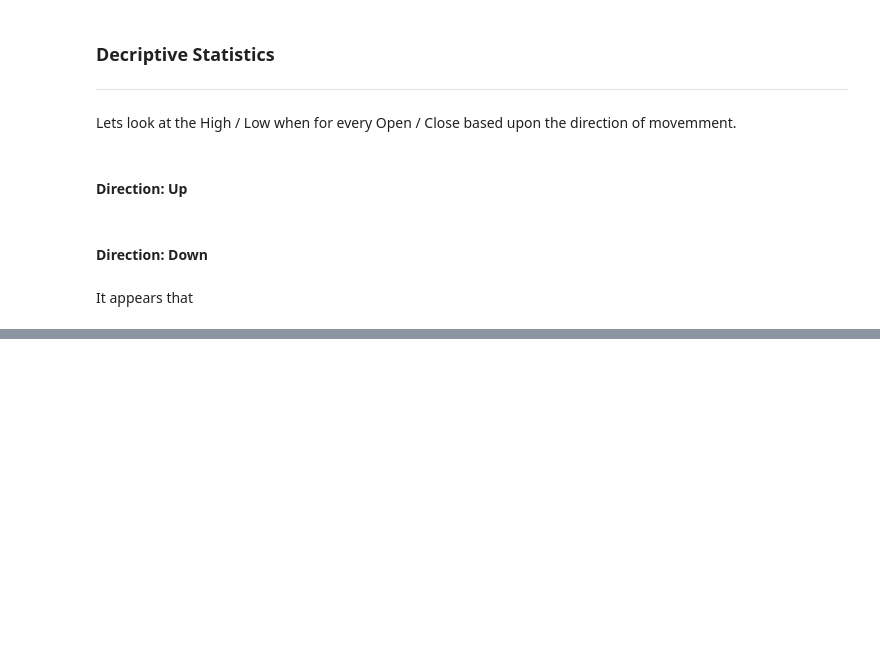
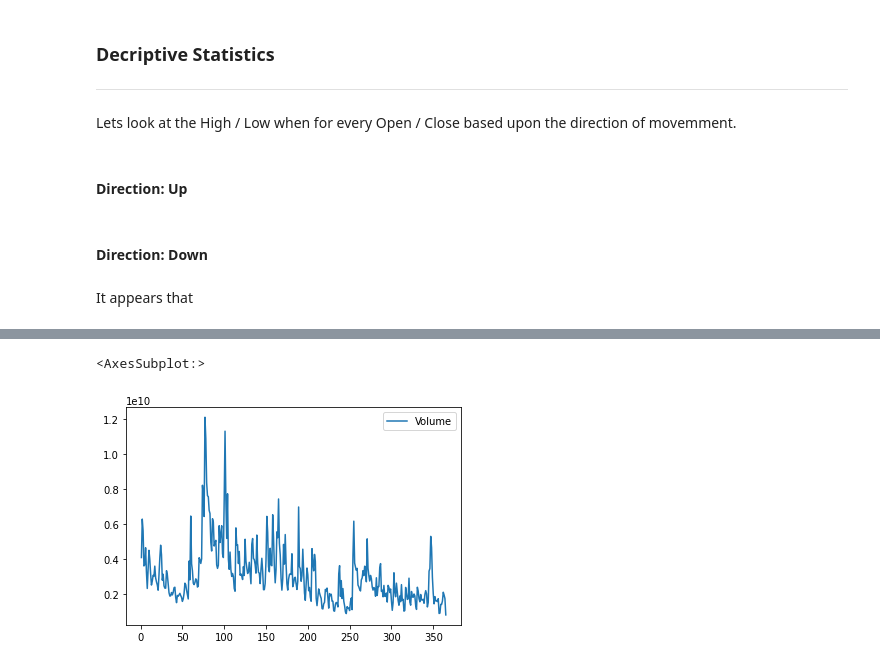
Before and after one commit to shromann/Tyche, a Jupyter notebook: crypto/XRP.ipynb, the cells around one changed output, grey strips where cells are left out. Drawn from its saved outputs; the diff is of its cells as text; code cells hidden in the pictures; blank space fills up the shorter version.

```diff
--- a/crypto/XRP.ipynb
+++ b/crypto/XRP.ipynb
@@ -121,0 +127,5 @@ It appears that
+# %%
+xrp[['Volume']].plot()
+# %% [output]
+<AxesSubplot:>
+[figure, added]
```
Also changed, not shown: parts of 5 cells of this notebook, 5 other files.
